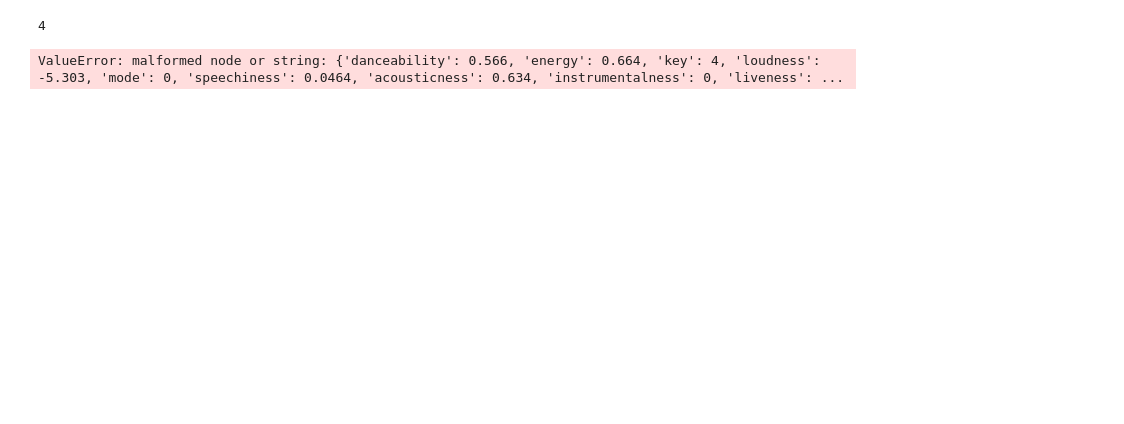
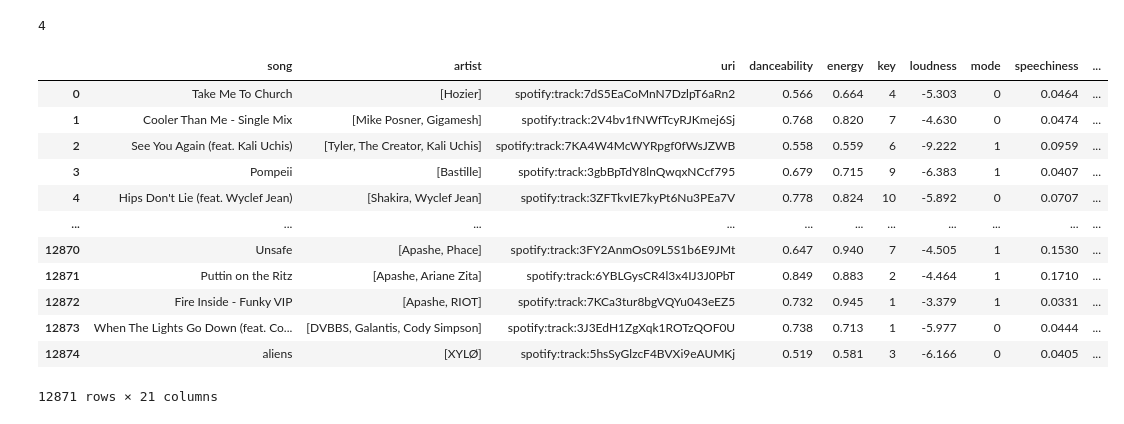
Before and after one commit to cargide/lab-web-scraping-single-page, a Jupyter notebook: lab01.ipynb, the cells around one changed output. Drawn from its saved outputs; the diff is of its cells as text; code cells hidden in the pictures; blank space fills up the shorter version.

```diff
--- a/lab01.ipynb
+++ b/lab01.ipynb
@@ -1091,5 +991,20 @@ def treat_dict(column):
-# %%
-features_df = spotify.features.map(ast.literal_eval)
-features_df
-# %% [output]
-ValueError: malformed node or string: {'danceability': 0.566, 'energy': 0.664, 'key': 4, 'loudness': -5.303, 'mode': 0, 'speechiness': 0.0464, 'acousticness': 0.634, 'instrumentalness': 0, 'liveness': ...
+# %%
+spotify.dropna(subset = ["features"], inplace=True)
+# %%
+spotify = pd.concat([spotify.drop(['features'], axis=1), spotify['features'].apply(pd.Series)], axis=1)
+# %%
+spotify
+# %% [output]
+|  | song | artist | uri | danceability | energy | key | loudness | mode | speechiness | ... |
+| 0 | Take Me To Church | [Hozier] | spotify:track:7dS5EaCoMnN7DzlpT6aRn2 | 0.566 | 0.664 | 4 | -5.303 | 0 | 0.0464 | ... |
+| 1 | Cooler Than Me - Single Mix | [Mike Posner, Gigamesh] | spotify:track:2V4bv1fNWfTcyRJKmej6Sj | 0.768 | 0.820 | 7 | -4.630 | 0 | 0.0474 | ... |
+| 2 | See You Again (feat. Kali Uchis) | [Tyler, The Creator, Kali Uchis] | spotify:track:7KA4W4McWYRpgf0fWsJZWB | 0.558 | 0.559 | 6 | -9.222 | 1 | 0.0959 | ... |
+| 3 | Pompeii | [Bastille] | spotify:track:3gbBpTdY8lnQwqxNCcf795 | 0.679 | 0.715 | 9 | -6.383 | 1 | 0.0407 | ... |
+| 4 | Hips Don't Lie (feat. Wyclef Jean) | [Shakira, Wyclef Jean] | spotify:track:3ZFTkvIE7kyPt6Nu3PEa7V | 0.778 | 0.824 | 10 | -5.892 | 0 | 0.0707 | ... |
+| ... | ... | ... | ... | ... | ... | ... | ... | ... | ... | ... |
+| 12870 | Unsafe | [Apashe, Phace] | spotify:track:3FY2AnmOs09L5S1b6E9JMt | 0.647 | 0.940 | 7 | -4.505 | 1 | 0.1530 | ... |
+| 12871 | Puttin on the Ritz | [Apashe, Ariane Zita] | spotify:track:6YBLGysCR4l3x4IJ3J0PbT | 0.849 | 0.883 | 2 | -4.464 | 1 | 0.1710 | ... |
+| 12872 | Fire Inside - Funky VIP | [Apashe, RIOT] | spotify:track:7KCa3tur8bgVQYu043eEZ5 | 0.732 | 0.945 | 1 | -3.379 | 1 | 0.0331 | ... |
+| 12873 | When The Lights Go Down (feat. Co... | [DVBBS, Galantis, Cody Simpson] | spotify:track:3J3EdH1ZgXqk1ROTzQOF0U | 0.738 | 0.713 | 1 | -5.977 | 0 | 0.0444 | ... |
+| 12874 | aliens | [XYLØ] | spotify:track:5hsSyGlzcF4BVXi9eAUMKj | 0.519 | 0.581 | 3 | -6.166 | 0 | 0.0405 | ... |
+12871 rows × 21 columns
```
Also changed, not shown: parts of 32 cells of this notebook, 4 other files.
